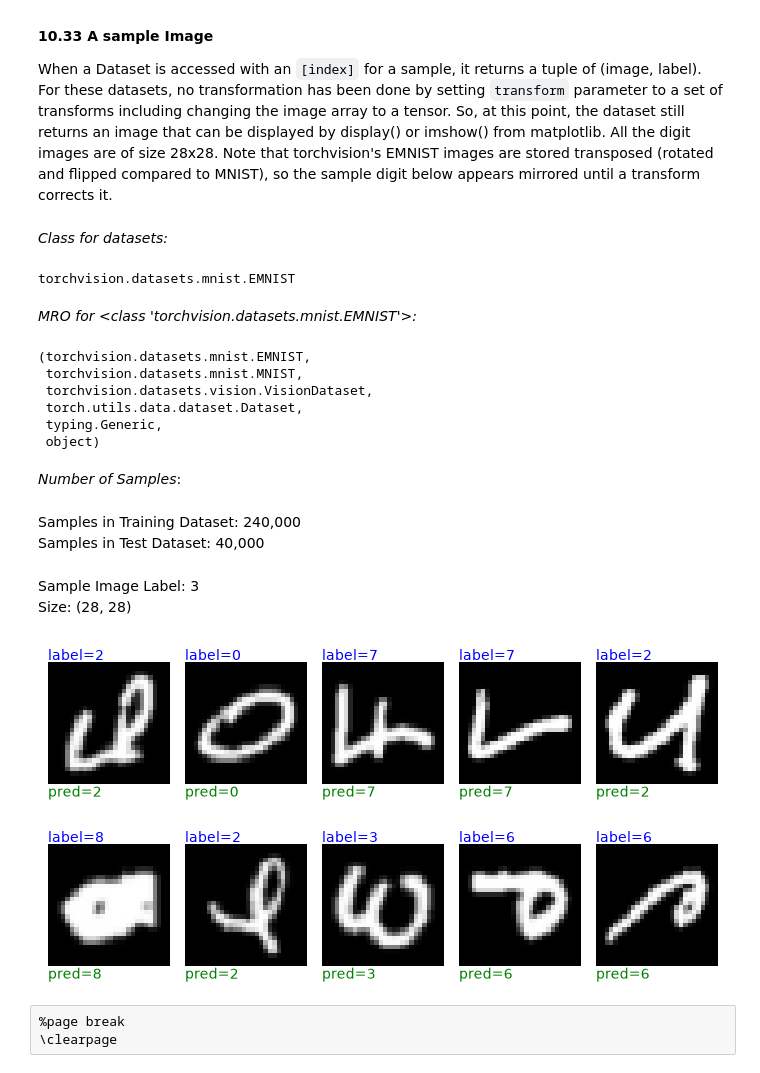
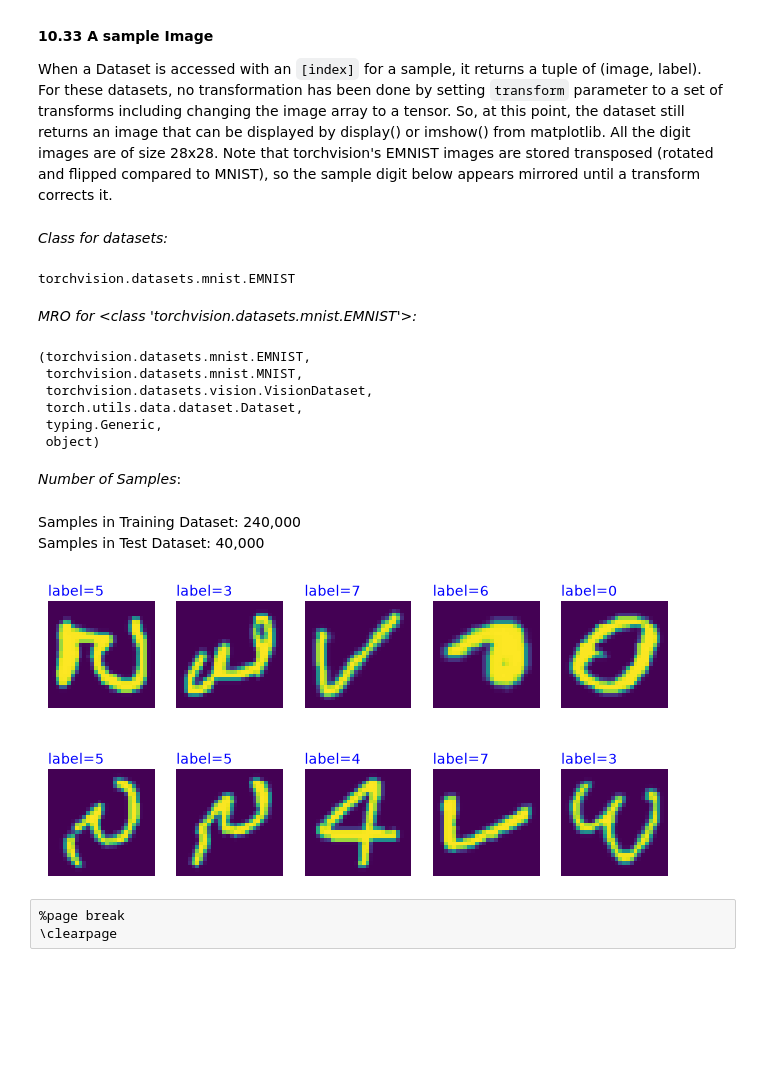
Before and after one commit to infinitezest/infinitezest-deep-learning-with-pytorch, a Jupyter notebook: fine-tuning.ipynb, the cells around one changed output. Saved outputs shown, nothing was run; the diff lists cells and outputs as text; code cells hidden in the pictures; blank space fills up the shorter version.

Commit message:
All training runs completed. Some cleanup in the first part of the notebook.

```diff
--- a/fine-tuning.ipynb
+++ b/fine-tuning.ipynb
@@ -650,22 +716,6 @@ display(
         Samples in Test Dataset: {test_samples:,}"
     )
 )
-
-# 3. A sample Image
-
-sample_index = 200
-img, label = train_digit_dataset[sample_index]
-display(
-    Markdown(
-        f"Sample Image Label: {label} <br>\
-        Size: {img.size}"
-    )
-)
-
-# plt.figure(figsize=(2, 2))
-# plt.axis("off")
-# plt.imshow(img, cmap="gray")
-# plt.show()
 # %% [output]
 *Class for datasets:*
 torchvision.datasets.mnist.EMNIST
@@ -678,33 +728,39 @@ torchvision.datasets.mnist.EMNIST
  object)
 *Number of Samples*:
 Samples in Training Dataset: 240,000 <br>        Samples in Test Dataset: 40,000
-Sample Image Label: 3 <br>        Size: (28, 28)
 # %%
-fig, axes = plt.subplots(nrows=2, ncols=5, figsize=(7, 4))
-# fig.set_size_inches(10, 5)
+# 3. A sample Images
+def show_sample_imgs(ds: Dataset, transformed: bool = False) -> None:
+    """Display image grid with label, img, prediction."""
+    fig, axes = plt.subplots(nrows=2, ncols=5, figsize=(8, 4))
 
-random.seed(42)
-max_idx = len(train_digit_dataset) - 1
+    max_idx = len(ds) - 1
 
-for ax in axes.flatten():
-    idx = random.randint(0, max_idx)
-    img, label = train_digit_dataset[idx]
+    idxs = [random.randint(0, max_idx) for i in range(10)]
+    samples = [ds[idx] for idx in idxs]
+    for idx, ax in enumerate(axes.flatten()):
+        img, label = samples[idx]
+        if transformed:
+            img = img.permute(1, 2, 0).clamp(0, 1)
 
-    ax.axis("off")
-    ax.imshow(img, cmap="gray")
-    ax.text(
-        0,
-        1.02,
-        f"label={label}",
-        color="blue",
-        transform=ax.transAxes,
-    )
-    ax.text(0, -0.1, f"pred={label}", color="green", transform=ax.transAxes)
+        ax.axis("off")
+        # ax.imshow(img, cmap="gray")
+        ax.imshow(img)
 
-plt.tight_layout()
-plt.show()
+        ax.text(
+            0,
+            1.05,
+            f"label={label}",
+            color="blue",
+            transform=ax.transAxes,
+        )
+
+    plt.show()
+
+
+show_sample_imgs(ds=train_digit_dataset)
 # %% [output]
-[figure, old version]
+[figure, new version]
 # %% [raw]
 %page break
 \clearpage
```
Also changed, not shown: parts of 44 cells of this notebook.
